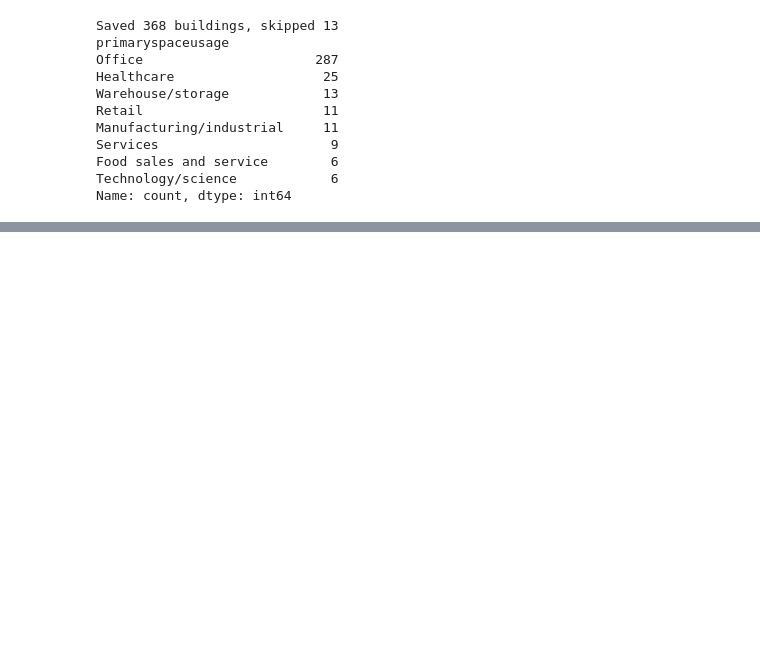
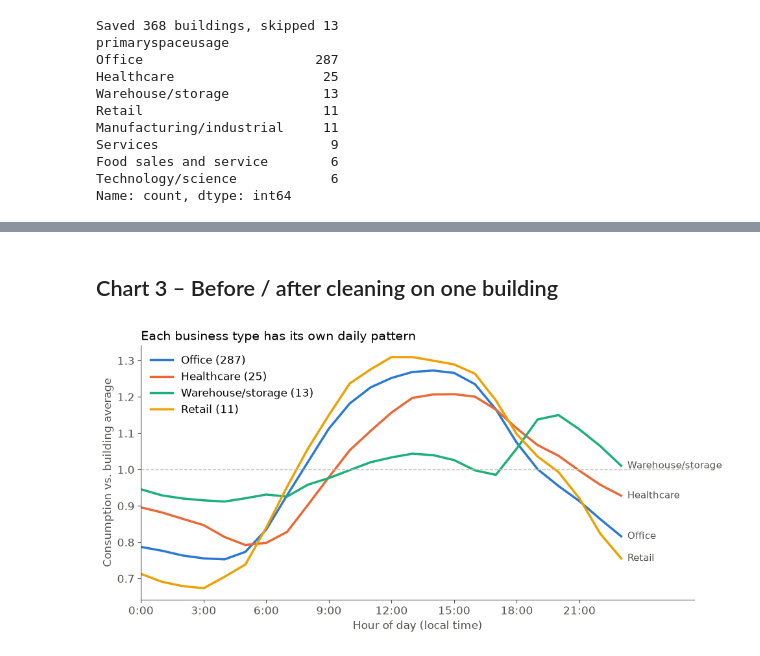
Before and after one commit to AdrianR08/wattwise-ai, a Jupyter notebook: data/bdg2_preparation.ipynb, the cells around one changed output, grey strips where cells are left out. Cells and saved outputs as stored; diff of their text form; code cells hidden in the pictures; blank space fills up the shorter version.

```diff
--- a/data/bdg2_preparation.ipynb
+++ b/data/bdg2_preparation.ipynb
@@ -279,0 +327,31 @@ Name: count, dtype: int64
+# %% [markdown]
+## Chart 3 – Before / after cleaning on one building
+# %%
+types = ["Office", "Healthcare", "Warehouse/storage", "Retail"]
+colors = ["#2a78d6", "#eb6834", "#1baf7a", "#eda100"]
+
+kept_info = selected[selected.building_id.isin(kept)].set_index("building_id")
+weekdays = elec[kept][elec.index.dayofweek < 5]      # Monday–Friday only
+norm = weekdays / weekdays.mean()                    # each building vs. its own average
+hourly = norm.groupby(norm.index.hour).mean()        # average by hour of day
+
+fig, ax = plt.subplots(figsize=(10, 5))
+for t, c in zip(types, colors):
+    cols = kept_info.index[kept_info.primaryspaceusage == t]
+    profile = hourly[cols].mean(axis=1)
+    ax.plot(profile.index, profile.values, color=c, linewidth=2.5, label=f"{t} ({len(cols)})")
+    ax.text(23.3, profile.iloc[-1], t, color=INK, va="center", fontsize=11)
+
+ax.axhline(1, color=GRAY, linewidth=1, linestyle="--")
+ax.set_xticks(range(0, 24, 3))
+ax.set_xticklabels([f"{h}:00" for h in range(0, 24, 3)])
+ax.set_xlim(0, 26.5)
+ax.set_xlabel("Hour of day (local time)")
+ax.set_ylabel("Consumption vs. building average")
+ax.set_title("Each business type has its own daily pattern", loc="left", fontsize=14)
+ax.legend(frameon=False, loc="upper left")
+plt.tight_layout()
+plt.savefig(CHART_DIR / "3_daily_profile_by_type.png", dpi=200)
+plt.show()
+# %% [output]
+[figure, added]
```
Also changed, not shown: parts of 7 cells of this notebook.
